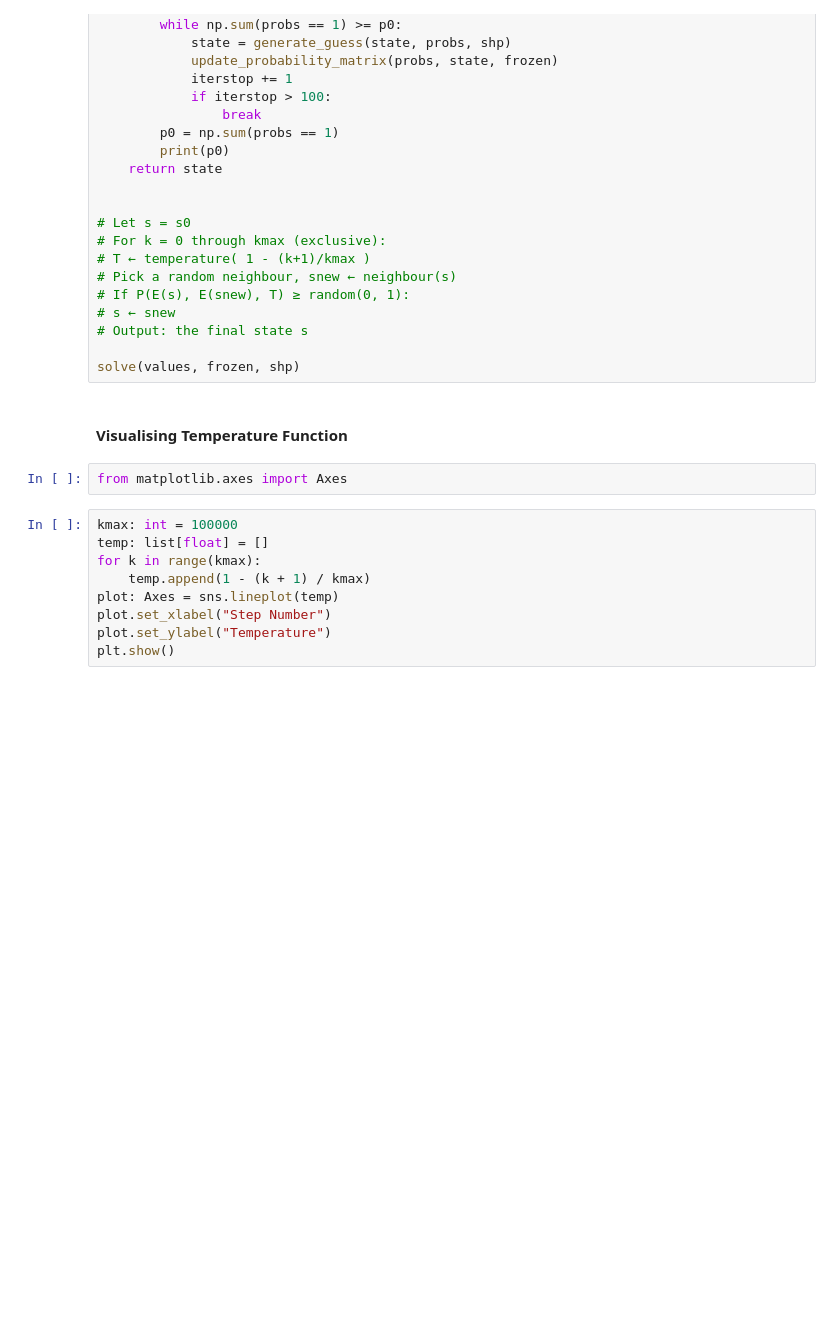
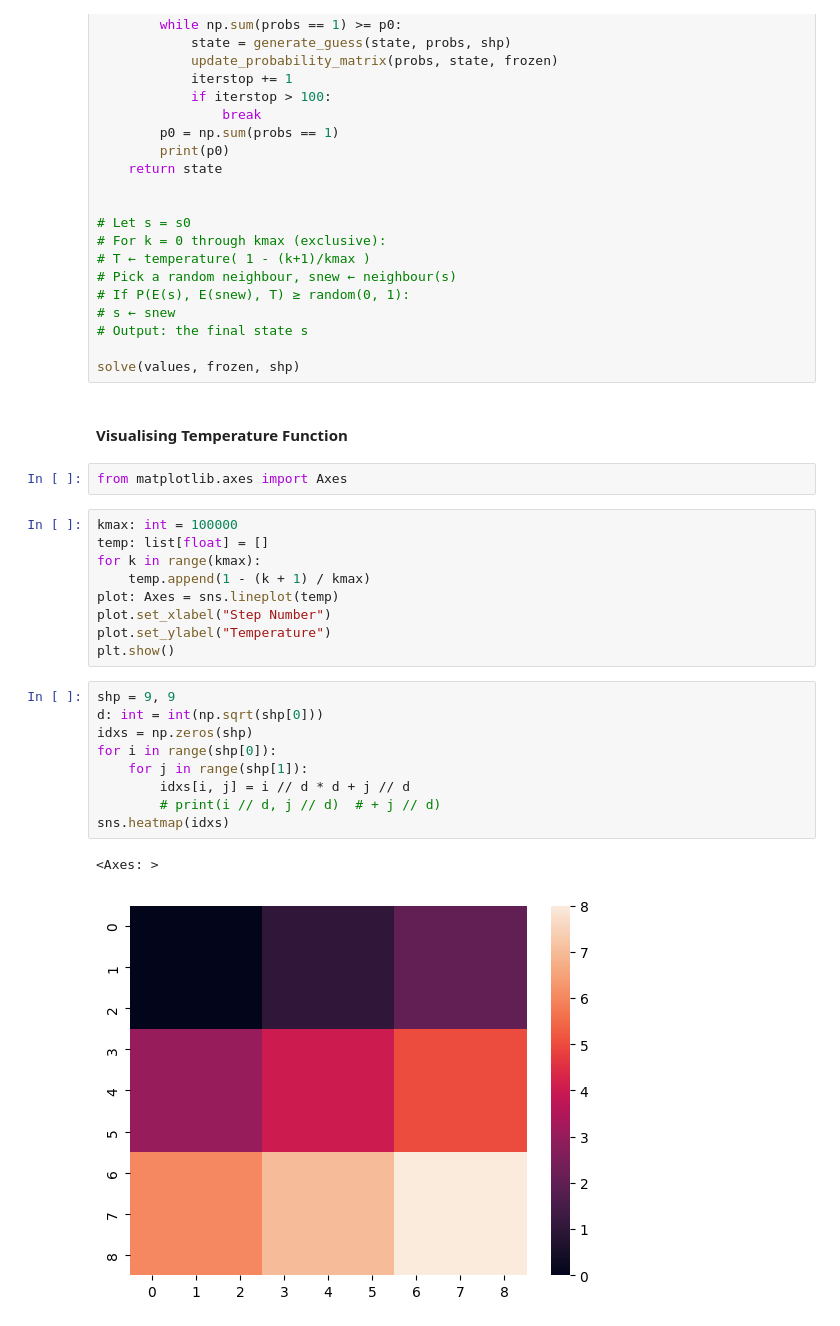
Before and after one commit to JBercich/sudoku, a Jupyter notebook: sudoku/solver/stochastic.ipynb, the cells around one changed output. Saved outputs shown, nothing was run; the diff lists cells and outputs as text; blank space fills up the shorter version.

```diff
--- a/sudoku/solver/stochastic.ipynb
+++ b/sudoku/solver/stochastic.ipynb
@@ -113,3 +250,15 @@ plot: Axes = sns.lineplot(temp)
 plot.set_xlabel("Step Number")
 plot.set_ylabel("Temperature")
 plt.show()
+# %%
+shp = 9, 9
+d: int = int(np.sqrt(shp[0]))
+idxs = np.zeros(shp)
+for i in range(shp[0]):
+    for j in range(shp[1]):
+        idxs[i, j] = i // d * d + j // d
+        # print(i // d, j // d)  # + j // d)
+sns.heatmap(idxs)
+# %% [output]
+<Axes: >
+[figure, added]
```
Also changed, not shown: parts of 16 cells of this notebook, 3 other files.
